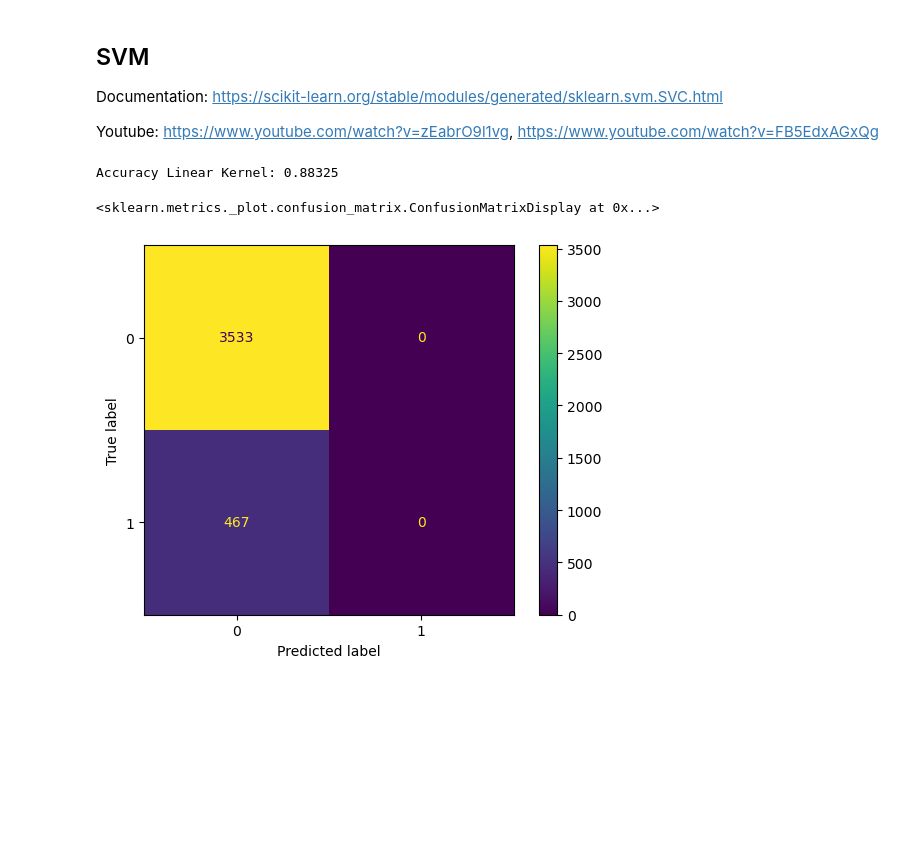
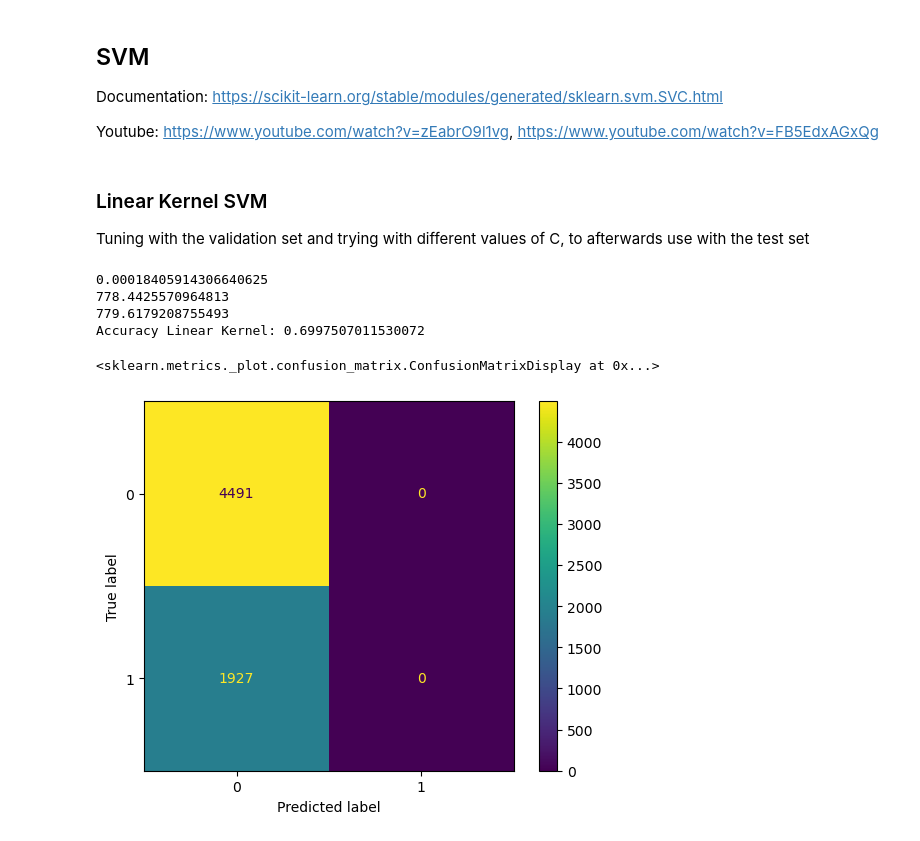
Before and after one commit to fredrikSveen/MALIS_project, a Jupyter notebook: ML_fun.ipynb, the cells around one changed output. Saved outputs shown, nothing was run; the diff lists cells and outputs as text; code cells hidden in the pictures; blank space fills up the shorter version.

```diff
--- a/ML_fun.ipynb
+++ b/ML_fun.ipynb
@@ -11,6 +12,6 @@ from sklearn.metrics import confusion_matrix, ConfusionMatrixDisplay
 # %%
 # Import dataframe from JSON file
-jsonStr = "features_df.json"
+jsonStr = "parameters_df.json"
 df = pd.read_json(jsonStr, orient ='index')
 print(df.tail)
 # %% [output]
@@ -66,3 +87,6 @@ Name: class, Length: 4000, dtype: int64
 Documentation: https://scikit-learn.org/stable/modules/generated/sklearn.svm.SVC.html
 
 Youtube: https://www.youtube.com/watch?v=zEabrO9l1vg, https://www.youtube.com/watch?v=FB5EdxAGxQg
+# %% [markdown]
+### Linear Kernel SVM
+Tuning with the validation set and trying with different values of C, to afterwards use with the test set
@@ -69,16 +119,28 @@ Youtube: https://www.youtube.com/watch?v=zEabrO9l1vg, https://www.youtube.com/wa
 # %%
-# LINEAR KERNEL SVM
-linear = svm.SVC(kernel='linear', C=100, decision_function_shape='ovo').fit(X_train, y_train)
+# LINEAR KERNEL SVM WITH C =
+st = time.time()
+
+linear = svm.SVC(kernel='linear', C=1, decision_function_shape='ovo')
+et = time.time()
+print(et-st)
+linear.fit(X_train, y_train)
+et = time.time()
+print(et-st)
+linear_pred = linear.predict(X_test)
+et = time.time()
+print(et-st)
 
 # Accuracy
-linear_pred = linear.predict(X_test)
 accuracy_lin = linear.score(X_test, y_test)
 print('Accuracy Linear Kernel:', accuracy_lin)
 
 # Confusion matrix
 cm_lin = confusion_matrix(y_test, linear_pred)
 ConfusionMatrixDisplay.from_predictions(y_test,linear_pred)
 # %% [output]
-Accuracy Linear Kernel: 0.88325
+0.00018405914306640625
+778.4425570964813
+779.6179208755493
+Accuracy Linear Kernel: 0.6997507011530072
 <sklearn.metrics._plot.confusion_matrix.ConfusionMatrixDisplay at 0x...>
-[figure, old version]
+[figure, new version]
```
Also changed, not shown: parts of 12 cells of this notebook, 6 other files.
